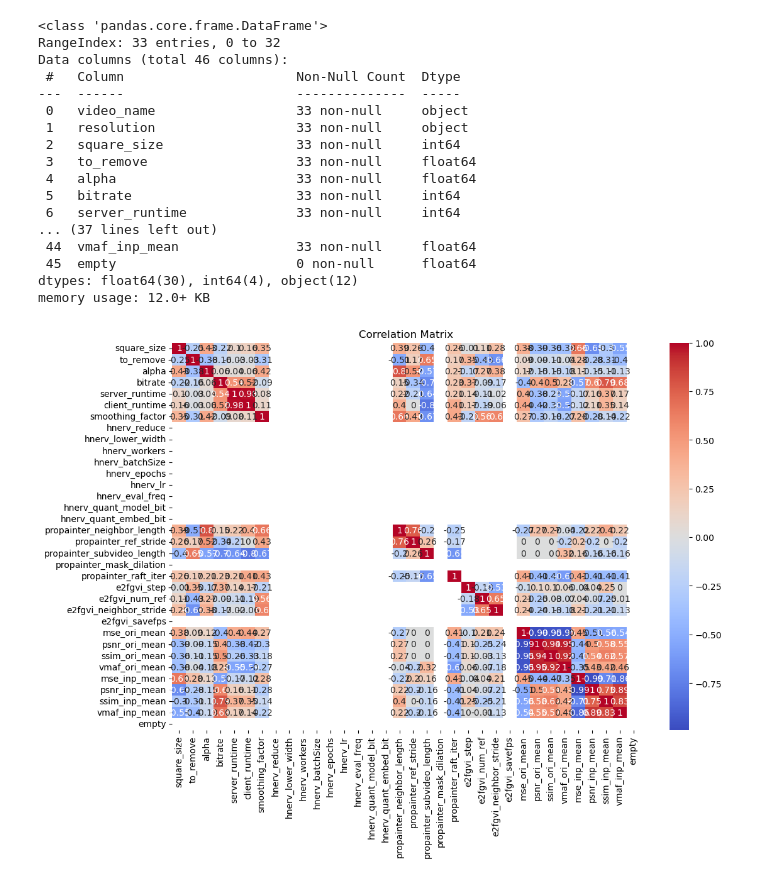
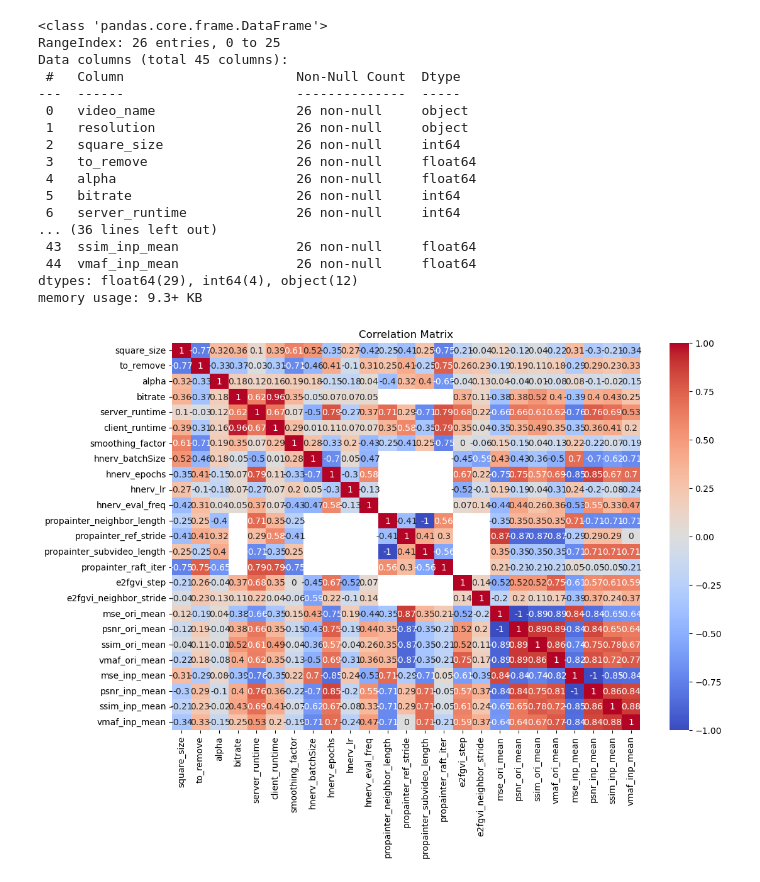
Before and after one commit to emanuele-artioli/elvis, a Jupyter notebook: show_results.ipynb, the cells around one changed output. Cells and saved outputs as stored; diff of their text form; code cells hidden in the pictures.

Commit message:
changed parameter lists, updated corr matrix in show_results.ipynb, removed old get_coordinates_to_remove function

```diff
--- a/show_results.ipynb
+++ b/show_results.ipynb
@@ -7,37 +7,42 @@ import seaborn as sns
 # Read the CSV file
 df = pd.read_csv('experiment_results.csv')
 
+# remove null columns
+df = df.dropna(axis=1, how='all')
+
 # Display basic information about the DataFrame
 df.info()
 # %% [output]
 <class 'pandas.core.frame.DataFrame'>
-RangeIndex: 33 entries, 0 to 32
-Data columns (total 46 columns):
+RangeIndex: 26 entries, 0 to 25
+Data columns (total 45 columns):
  #   Column                      Non-Null Count  Dtype
 ---  ------                      --------------  -----
- 0   video_name                  33 non-null     object
- 1   resolution                  33 non-null     object
- 2   square_size                 33 non-null     int64
- 3   to_remove                   33 non-null     float64
- 4   alpha                       33 non-null     float64
- 5   bitrate                     33 non-null     int64
- 6   server_runtime              33 non-null     int64
-... (37 lines left out)
- 44  vmaf_inp_mean               33 non-null     float64
- 45  empty                       0 non-null      float64
-dtypes: float64(30), int64(4), object(12)
-memory usage: 12.0+ KB
+ 0   video_name                  26 non-null     object
+ 1   resolution                  26 non-null     object
+ 2   square_size                 26 non-null     int64
+ 3   to_remove                   26 non-null     float64
+ 4   alpha                       26 non-null     float64
+ 5   bitrate                     26 non-null     int64
+ 6   server_runtime              26 non-null     int64
+... (36 lines left out)
+ 43  ssim_inp_mean               26 non-null     float64
+ 44  vmaf_inp_mean               26 non-null     float64
+dtypes: float64(29), int64(4), object(12)
+memory usage: 9.3+ KB
 # %%
 # Correlation matrix to see how parameters are related
 correlation_matrix = df.corr('spearman', numeric_only=True)
+correlation_matrix = correlation_matrix.dropna(axis=0, how='all')
+correlation_matrix = correlation_matrix.dropna(axis=1, how='all')
 
 # Visualize the correlation matrix
 plt.figure(figsize=(12, 8))
 sns.heatmap(np.round(correlation_matrix, 2), annot=True, cmap='coolwarm')
 plt.title('Correlation Matrix')
 plt.show()
 # %% [output]
-[figure, old version]
+[figure, new version]
 # %%
 # Function to plot comparison between original and inpainted results
 def plot_comparison(df, metric, parameter):
```
Also changed, not shown: parts of 2 cells of this notebook, 2 other files.
